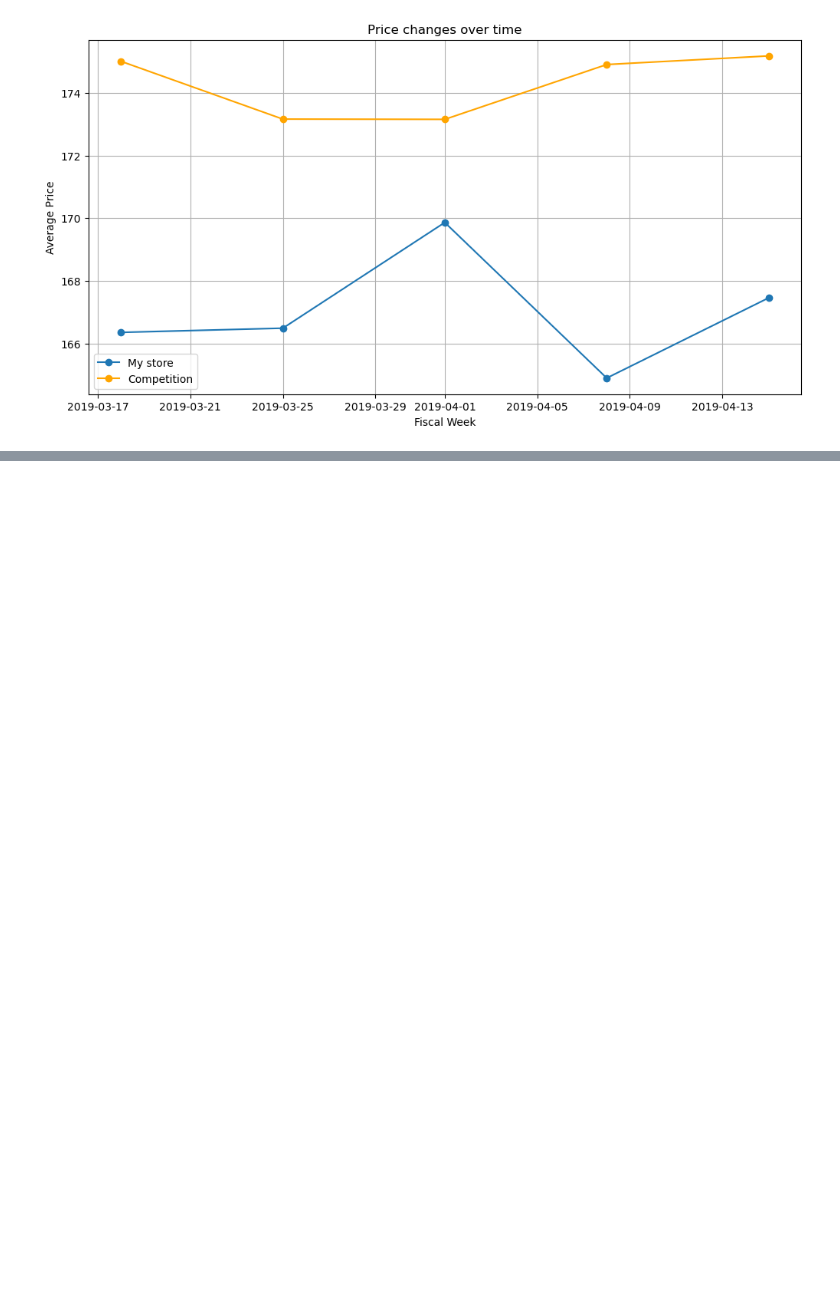
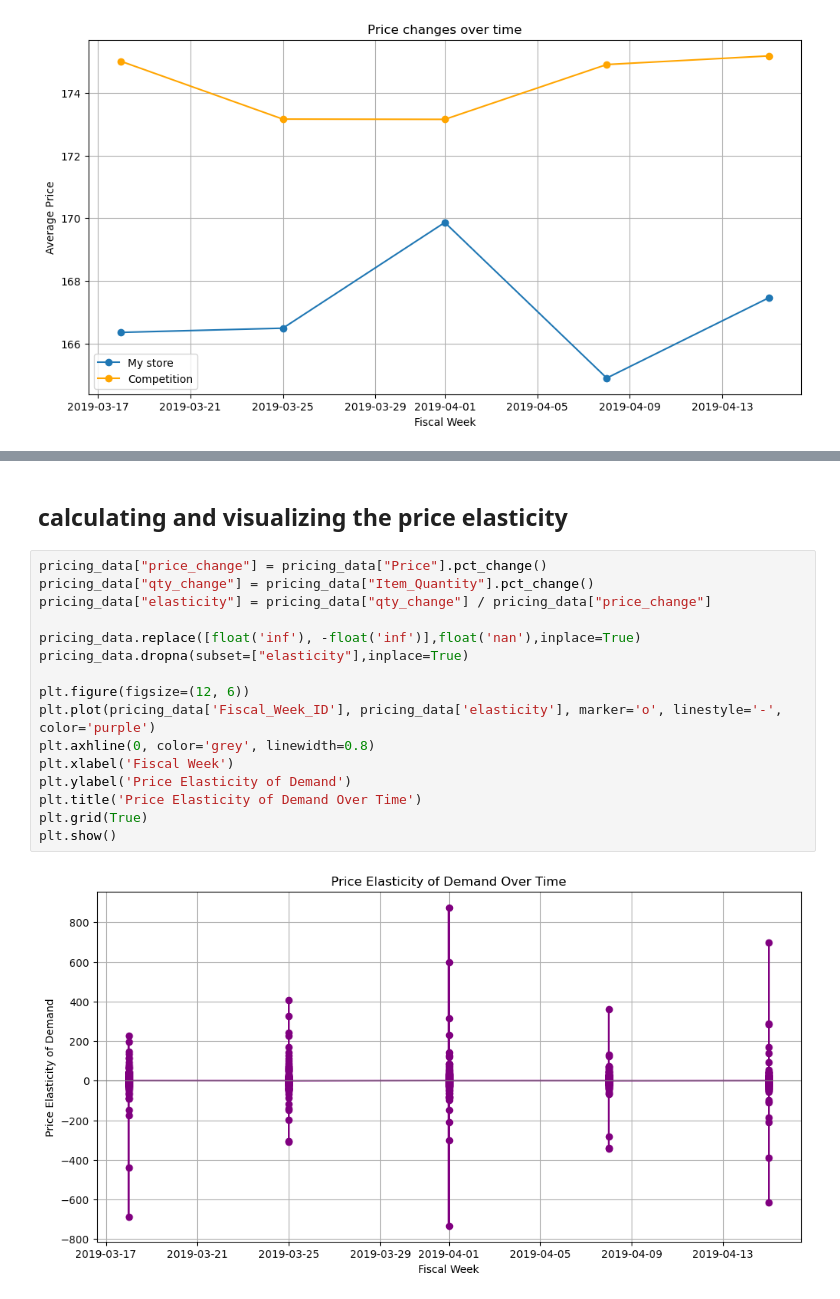
Before and after one commit to jainsamyak15/Dynamic-Pricing-Case-Study, a Jupyter notebook: Price-optimization.ipynb, the cells around one changed output, grey strips where cells are left out. Drawn from its saved outputs; the diff is of its cells as text; blank space fills up the shorter version.

Commit message:
elasticity demand calculation -- done

```diff
--- a/Price-optimization.ipynb
+++ b/Price-optimization.ipynb
@@ -116,0 +119,20 @@ plt.show()
+# %% [markdown]
+## calculating and visualizing the price elasticity
+# %%
+pricing_data["price_change"] = pricing_data["Price"].pct_change()
+pricing_data["qty_change"] = pricing_data["Item_Quantity"].pct_change()
+pricing_data["elasticity"] = pricing_data["qty_change"] / pricing_data["price_change"]
+
+pricing_data.replace([float('inf'), -float('inf')],float('nan'),inplace=True)
+pricing_data.dropna(subset=["elasticity"],inplace=True)
+
+plt.figure(figsize=(12, 6))
+plt.plot(pricing_data['Fiscal_Week_ID'], pricing_data['elasticity'], marker='o', linestyle='-', color='purple')
+plt.axhline(0, color='grey', linewidth=0.8)
+plt.xlabel('Fiscal Week')
+plt.ylabel('Price Elasticity of Demand')
+plt.title('Price Elasticity of Demand Over Time')
+plt.grid(True)
+plt.show()
+# %% [output]
+[figure, added]
```
Also changed, not shown: parts of 2 cells of this notebook.
